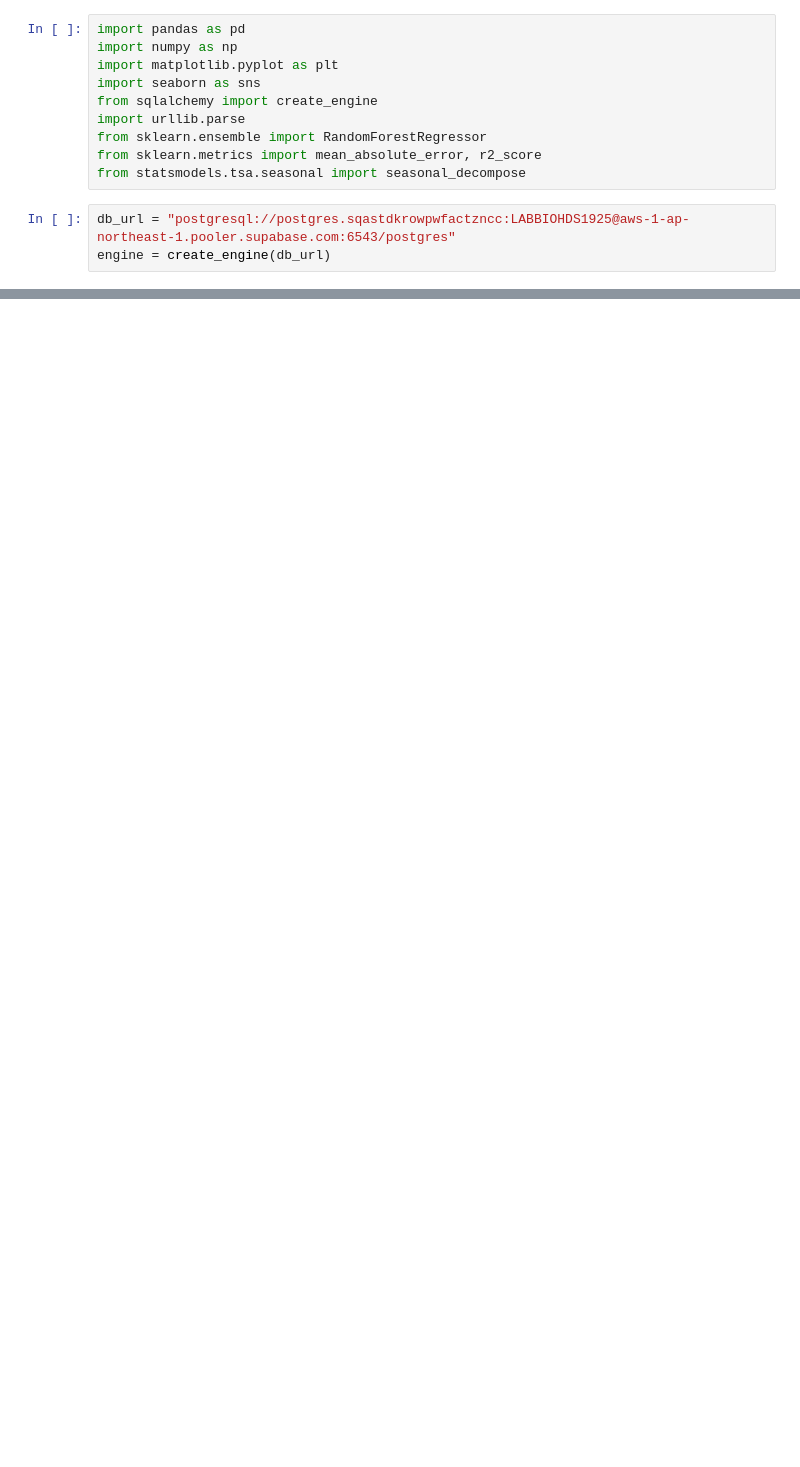
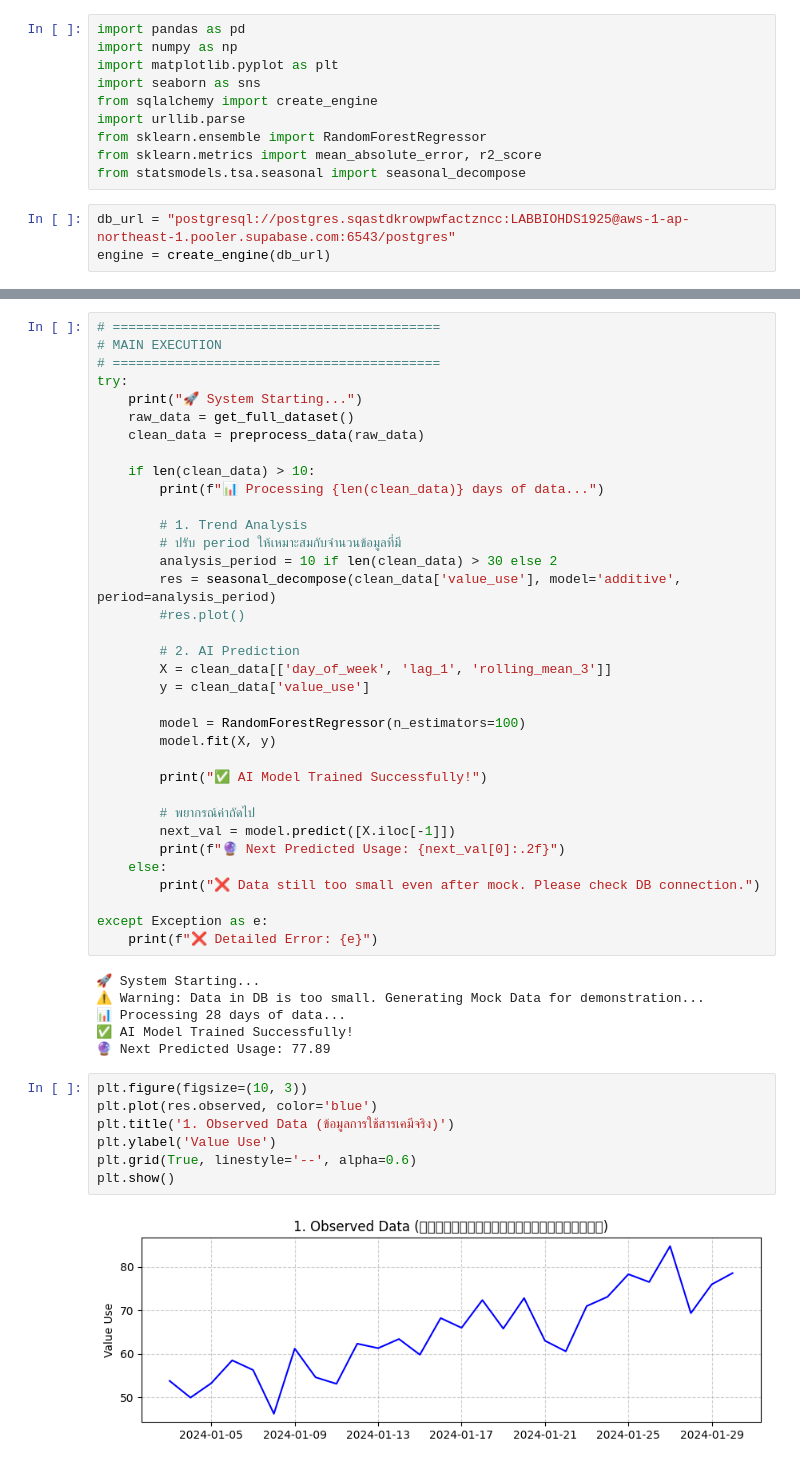
Before and after one commit to jtrwm/microlab-senior, a Jupyter notebook: AI/AI_main.ipynb, the cells around one changed output, grey strips where cells are left out. Cells and saved outputs as stored; diff of their text form; blank space fills up the shorter version.

```diff
--- a/AI/AI_main.ipynb
+++ b/AI/AI_main.ipynb
@@ -184,0 +96,50 @@ Starting AI Resource Analysis System...
+# %%
+# ==========================================
+# MAIN EXECUTION
+# ==========================================
+try:
+    print("🚀 System Starting...")
+    raw_data = get_full_dataset()
+    clean_data = preprocess_data(raw_data)
+
+    if len(clean_data) > 10:
+        print(f"📊 Processing {len(clean_data)} days of data...")
+
+        # 1. Trend Analysis
+        # ปรับ period ให้เหมาะสมกับจำนวนข้อมูลที่มี
+        analysis_period = 10 if len(clean_data) > 30 else 2
+        res = seasonal_decompose(clean_data['value_use'], model='additive', period=analysis_period)
+        #res.plot()
+
+        # 2. AI Prediction
+        X = clean_data[['day_of_week', 'lag_1', 'rolling_mean_3']]
+        y = clean_data['value_use']
+
+        model = RandomForestRegressor(n_estimators=100)
+        model.fit(X, y)
+
+        print("✅ AI Model Trained Successfully!")
+
+        # พยากรณ์ค่าถัดไป
+        next_val = model.predict([X.iloc[-1]])
+        print(f"🔮 Next Predicted Usage: {next_val[0]:.2f}")
+    else:
+        print("❌ Data still too small even after mock. Please check DB connection.")
+
+except Exception as e:
+    print(f"❌ Detailed Error: {e}")
+# %% [output]
+🚀 System Starting...
+⚠️ Warning: Data in DB is too small. Generating Mock Data for demonstration...
+📊 Processing 28 days of data...
+✅ AI Model Trained Successfully!
+🔮 Next Predicted Usage: 77.89
+# %%
+plt.figure(figsize=(10, 3))
+plt.plot(res.observed, color='blue')
+plt.title('1. Observed Data (ข้อมูลการใช้สารเคมีจริง)')
+plt.ylabel('Value Use')
+plt.grid(True, linestyle='--', alpha=0.6)
+plt.show()
+# %% [output]
+[figure, added]
```
Also changed, not shown: parts of 8 cells of this notebook, 3 other files.
